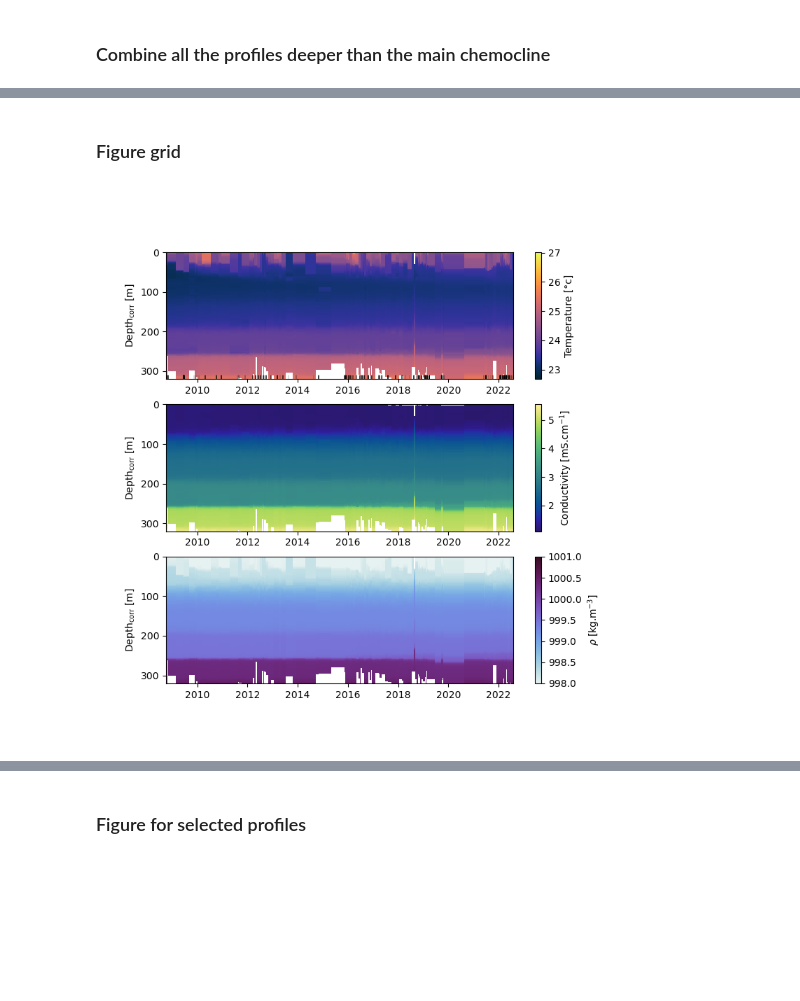
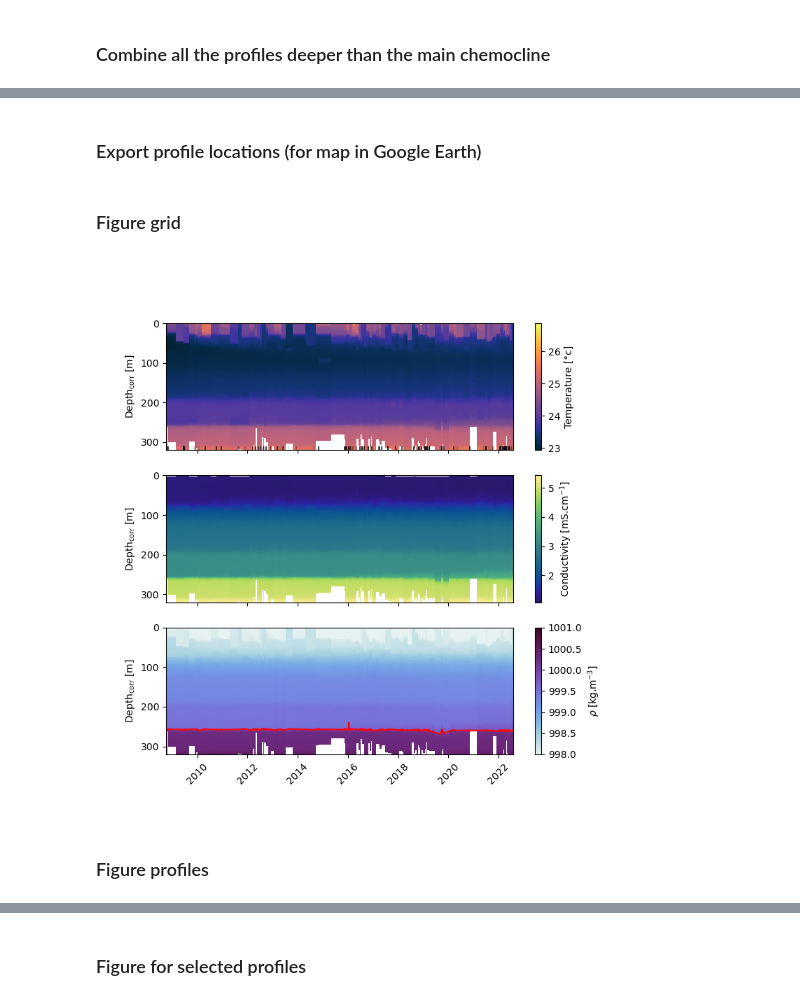
Before and after one commit to tdoda/lake-kivu-ctd-database, a Jupyter notebook: notebooks/Plot Data_TD.ipynb, the cells around one changed output, grey strips where cells are left out. Cells and saved outputs as stored; diff of their text form; code cells hidden in the pictures; blank space fills up the shorter version.

```diff
--- a/notebooks/Plot Data_TD.ipynb
+++ b/notebooks/Plot Data_TD.ipynb
@@ -49,0 +296,10 @@ ax.plot(meta_prof,meta_date)
+# %%
+ind_prof_nopeak1=np.where(np.array(press_firstpeak)-airpress>1)[0]
+tdate_nopeak1=[tdate_prof[i] for i in ind_prof_nopeak1]
+press_nopeak1=[press_firstpeak[i] for i in ind_prof_nopeak1]
+print(str(len(ind_prof_nopeak1))+" profiles without first conductivity peak")
+
+ind_prof_nopeak=np.where(np.logical_and(np.array(press_firstpeak)-airpress>1,np.array(press_lastpeak)-airpress>1))[0]
+tdate_nopeak=[tdate_prof[i] for i in ind_prof_nopeak]
+press_nopeak=[press_lastpeak[i] for i in ind_prof_nopeak]
+print(str(len(ind_prof_nopeak))+" profiles without conductivity peak")
@@ -54,6 +389,7 @@ ax.plot(meta_prof,meta_date)
 # %%
 first = True
 dmin=260
+#dmin=1
 for file in files:
     nc = netCDF4.Dataset(os.path.join(folder, file), mode='r', format='NETCDF4_CLASSIC')
     d = nc.variables["depth_ref"][:]
@@ -74,6 +410,8 @@ for file in files:
         pH_all = nc.variables["pH"][:,indkeep]
         DO_all = nc.variables["DO_mg"][:,indkeep]
         d_all = d
+        #lat_all=nc.variables["latitude"][indkeep]
+        #long_all=nc.variables["longitude"][indkeep]
         first = False
     else:
         rho_all = np.concatenate((rho_all, rho_keep), axis=1)
@@ -83,7 +421,19 @@ for file in files:
         turb_all = np.concatenate((turb_all, nc.variables["Turb"][:][:,indkeep]), axis=1)
         pH_all = np.concatenate((pH_all, nc.variables["pH"][:][:,indkeep]), axis=1)
         DO_all = np.concatenate((DO_all, nc.variables["DO_mg"][:][:,indkeep]), axis=1)
+        #lat_all=np.concatenate((lat_all,nc.variables["latitude"][:][indkeep]),axis=0)
+        #long_all=np.concatenate((long_all,nc.variables["longitude"][:][indkeep]),axis=0)
     nc.close()
 
-t_date_all = [datetime.utcfromtimestamp(k) for k in t_all.data]
-x,y = np.meshgrid(t_date_all, d_all)
+t_date_all = np.array([datetime.utcfromtimestamp(k) for k in t_all.data])
+# %%
+# Remove wrong profiles on 17.03.2020
+valrem=np.logical_and(t_date_all>datetime(2020,3,17),t_date_all<datetime(2020,3,18))
+rho_all=np.delete(rho_all,valrem,axis=1)
+t_all=np.delete(t_all,valrem)
+temp_all=np.delete(temp_all,valrem,axis=1)
+cond_all=np.delete(cond_all,valrem,axis=1)
+turb_all=np.delete(turb_all,valrem,axis=1)
+pH_all=np.delete(pH_all,valrem,axis=1)
+DO_all=np.delete(DO_all,valrem,axis=1)
+t_date_all=np.delete(t_date_all,valrem)
@@ -89,0 +442,6 @@ x,y = np.meshgrid(t_date_all, d_all)
+# %%
+# Compute chemocline depth from density, temperature, conductivity
+ind_deep=np.where(d_all>200)[0]
+rho_deep=rho_all[ind_deep,:]
+z_rhomax=d_all[ind_deep[np.argmax(np.diff(rho_deep,axis=0),axis=0)]+1] # Differences between rows (depth)
+z_rhomax2=d_all[ind_deep[np.argmax(np.gradient(rho_deep,axis=0),axis=0)]] # Differences between rows (depth)
@@ -89,0 +459,2 @@ x,y = np.meshgrid(t_date_all, d_all)
+# %% [markdown]
+### Export profile locations (for map in Google Earth)
@@ -90,31 +465,31 @@ x,y = np.meshgrid(t_date_all, d_all)
 # %% [markdown]
 ### Figure grid
 # %%
-fig,ax = plt.subplots(3,1,figsize=(8,8))
+fig,ax = plt.subplots(3,1,figsize=(8,8),sharex=True,sharey=True)
 
 c1 = ax[0].pcolormesh(x,y,temp_all,cmap=cmocean.cm.thermal)
 #ax[0].plot(t_date_all,np.full(len(t_date_all),0),'ro',markersize=3)
 ylimval=ax[0].get_ylim()
 for kprof in np.arange(0,len(t_date_all),1):
             ax[0].plot(np.full(2,t_date_all[kprof]),np.array([ylimval[1]-10,ylimval[1]]),'-k',linewidth=0.2)
 ax[0].invert_yaxis()
 cb1=fig.colorbar(c1, ax=ax[0])
 cb1.set_label('Temperature [°c]')
 ax[0].set_ylabel('Depth$_{\\rm corr}$ [m]')
 
 c2 = ax[1].pcolormesh(x,y,cond_all,cmap=cmocean.cm.haline)
 ax[1].invert_yaxis()
 cb2=fig.colorbar(c2, ax=ax[1])
 cb2.set_label('Conductivity [mS.cm$^{-1}$]')
 ax[1].set_ylabel('Depth$_{\\rm corr}$ [m]')
 
 c3 = ax[2].pcolormesh(x,y,rho_all,cmap=cmocean.cm.dense,vmin=998,vmax=1001)
 #c = ax.pcolor(x,y,rho_all,cmap='jet',vmin=998,vmax=1001)
+ax[2].plot(t_date_all,z_rhomax2,'-r')
 ax[2].invert_yaxis()
 cb3=fig.colorbar(c3, ax=ax[2])
 cb3.set_label('$\\rho$ [kg.m$^{-3}$]')
 ax[2].set_ylabel('Depth$_{\\rm corr}$ [m]')
-
-fig.savefig("time_series_grid.png")
+ax[2].tick_params(axis='x',labelrotation=45)
 # %% [output]
-[figure, old version]
+[figure, new version]
@@ -120,0 +498,2 @@ fig.savefig("time_series_grid.png")
+# %% [markdown]
+### Figure profiles
```
Also changed, not shown: parts of 71 cells of this notebook, 16 other files.
